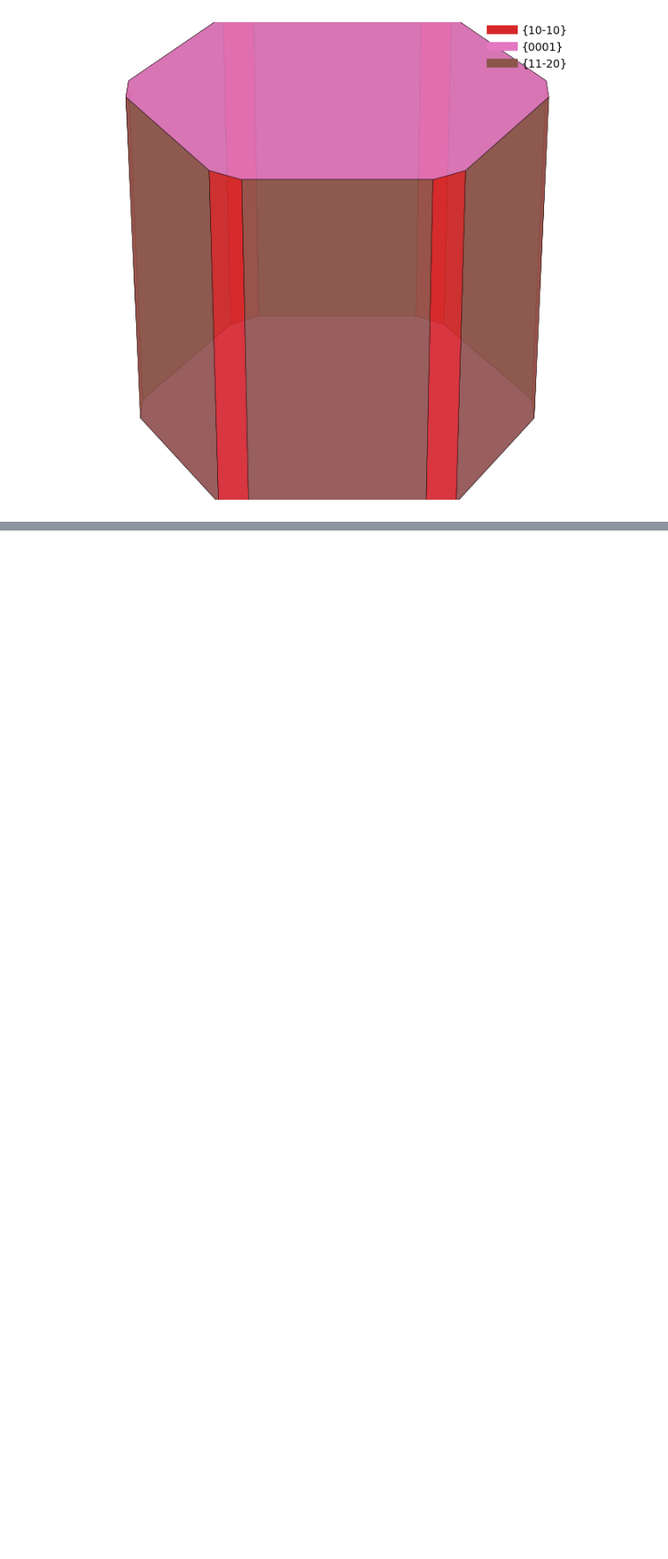
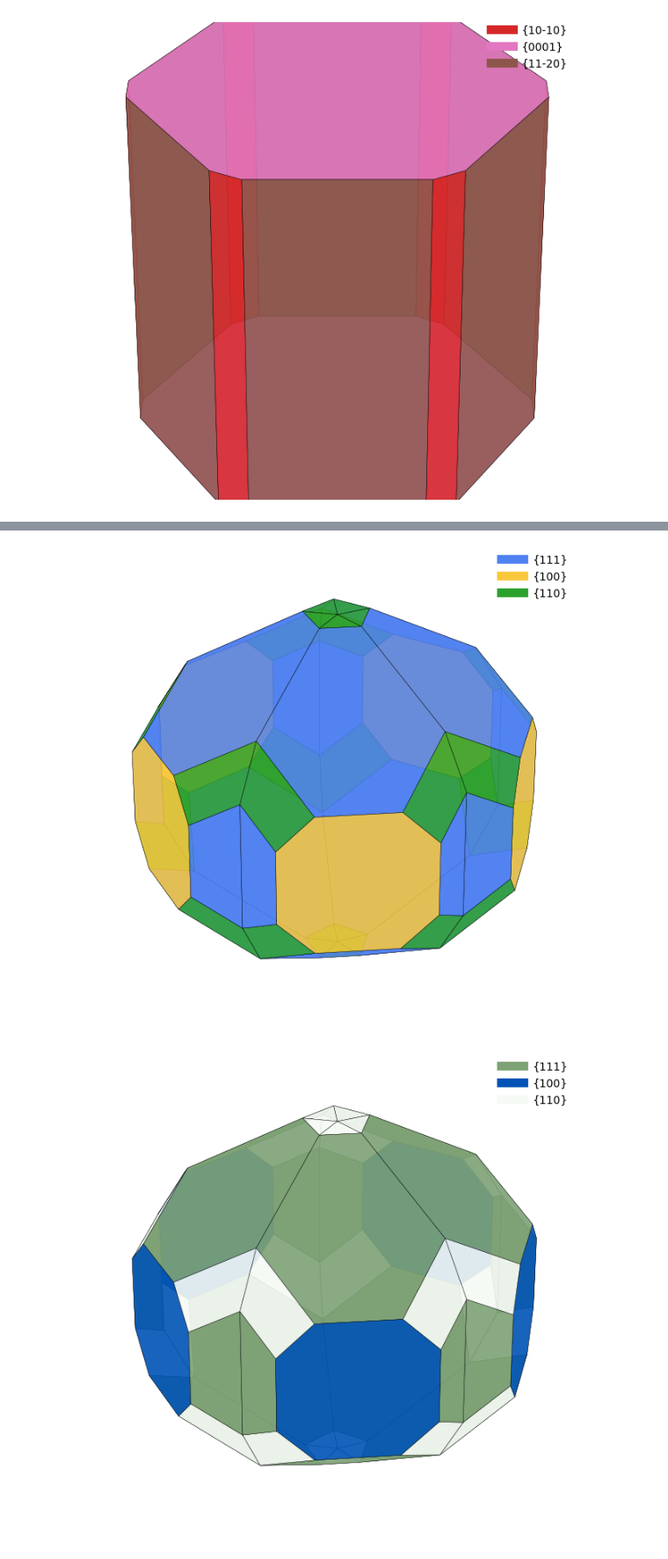
Before and after one commit to hyakuroume/-, a Jupyter notebook: wulff_structure.ipynb, the cells around one changed output, grey strips where cells are left out. Shown at 88% size. Drawn from its saved outputs; the diff is of its cells as text; code cells hidden in the pictures; blank space fills up the shorter version.

```diff
--- a/wulff_structure.ipynb
+++ b/wulff_structure.ipynb
@@ -48,0 +69,70 @@ particle.view()
+# %%
+from wulffpack import (SingleCrystal,
+                       Decahedron,
+                       Icosahedron)
+
+# Define energies and create particle
+surface_energies = {(1, 1, 1): 1.0,
+                    (1, 0, 0): 1.1,
+                    (1, 1, 0): 1.12}
+particle = Decahedron(surface_energies=surface_energies,
+                      twin_energy=0.02)
+
+# Define colors (optional)
+colors = {(1, 1, 1): '#7da275',
+          (1, 0, 0): '#0053b5',
+          (1, 1, 0): '#f6faf5'}
+# Show with GUI:
+particle.view()
+# Save as file:
+particle.view(colors=colors, linewidth=0.3, alpha=0.9,
+              save_as='single_particle.png')
+
+# Use continuous color scheme
+surface_energies_vicinal = {(1, 1, 1): 1.0,
+                            (1, 1, 0): 1.1,
+                            (1, 0, 0): 1.1,
+                            (3, 3, 2): 1.05,
+                            (2, 1, 0): 1.15}
+particle_vicinal = SingleCrystal(surface_energies_vicinal)
+continuous_colors = particle_vicinal.get_continuous_color_scheme()
+particle_vicinal.view(colors=continuous_colors)
+
+# Make figure with subplots
+import matplotlib.pyplot as plt
+from mpl_toolkits.mplot3d import Axes3D
+
+fig = plt.figure(figsize=(3 * 4.0, 4.0))
+ax = fig.add_subplot(131, projection='3d')
+particle = SingleCrystal(surface_energies)
+particle.make_plot(ax, colors=colors)
+
+ax = fig.add_subplot(132, projection='3d')
+particle = Decahedron(surface_energies,
+                      twin_energy=0.05)
+particle.make_plot(ax, colors=colors)
+
+ax = fig.add_subplot(133, projection='3d')
+particle = Icosahedron(surface_energies,
+                       twin_energy=0.05)
+particle.make_plot(ax, colors=colors)
+
+plt.subplots_adjust(top=1, bottom=0, left=0,
+                    right=1, wspace=0, hspace=0)
+plt.savefig('particles.png')
+plt.show()
+
+
+# Use ase.visualize.view
+from ase.visualize import view
+view(particle.atoms)
+
+# Write atoms to file for further visualization
+from ase.io import write
+write('atoms.xyz', particle.atoms)
+
+# Write wavefront obj file
+particle.write('particle.obj')
+# %% [output]
+[figure, added]
+[figure, added]
```
Also changed, not shown: parts of 3 cells of this notebook.
